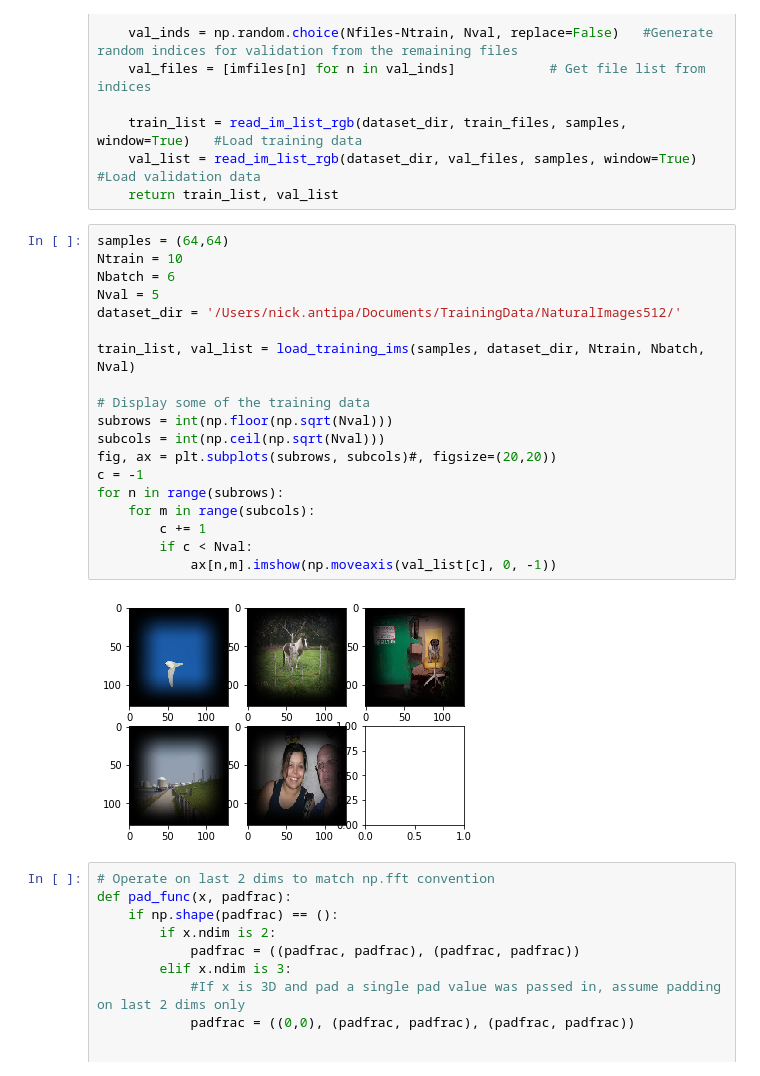
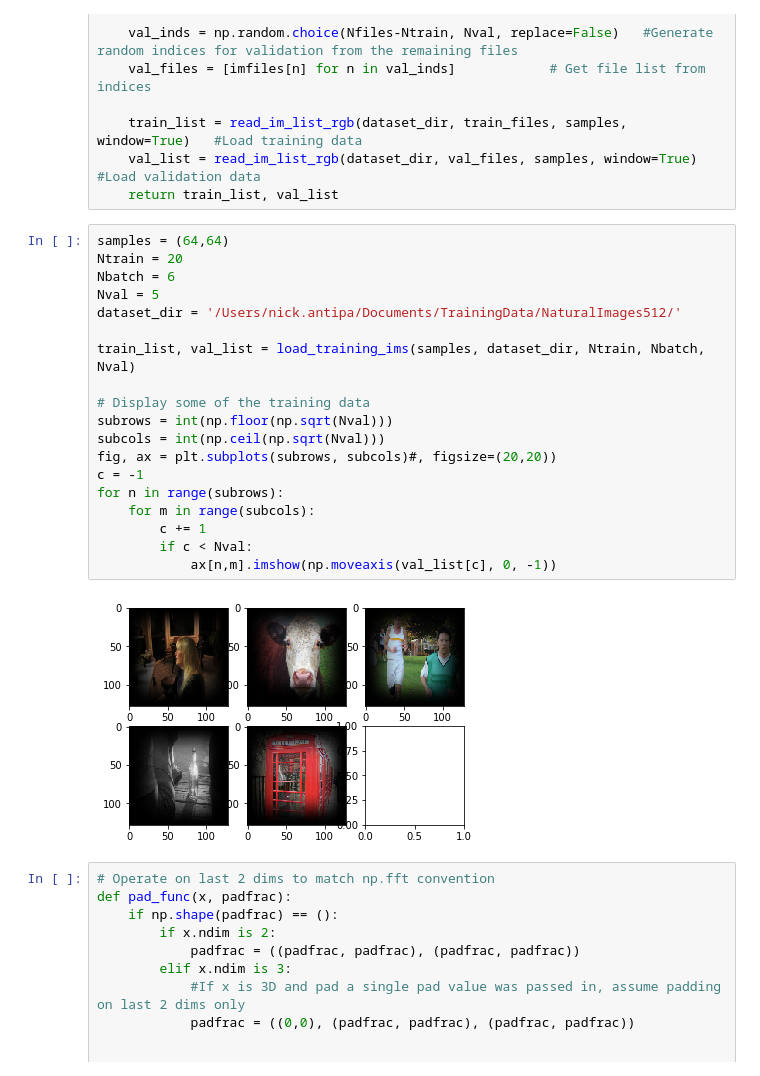
Before and after one commit to antipa/AutogradLenslets, a Jupyter notebook: autogradLenslets.ipynb, the cells around one changed output. Drawn from its saved outputs; the diff is of its cells as text.

```diff
--- a/autogradLenslets.ipynb
+++ b/autogradLenslets.ipynb
@@ -52,25 +56,25 @@ def load_training_ims(samples, dataset_dir, Ntrain, Nbatch, Nval):
     return train_list, val_list
 # %%
 samples = (64,64)
-Ntrain = 10
+Ntrain = 20
 Nbatch = 6
 Nval = 5
 dataset_dir = '/Users/nick.antipa/Documents/TrainingData/NaturalImages512/'
 
 train_list, val_list = load_training_ims(samples, dataset_dir, Ntrain, Nbatch, Nval)
 
 # Display some of the training data
 subrows = int(np.floor(np.sqrt(Nval)))
 subcols = int(np.ceil(np.sqrt(Nval)))
 fig, ax = plt.subplots(subrows, subcols)#, figsize=(20,20))
 c = -1
 for n in range(subrows):
     for m in range(subcols):
         c += 1
         if c < Nval:
             ax[n,m].imshow(np.moveaxis(val_list[c], 0, -1))
 # %% [output]
-[figure, old version]
+[figure, new version]
 # %%
 # Operate on last 2 dims to match np.fft convention
 def pad_func(x, padfrac):
```
Also changed, not shown: parts of 39 cells of this notebook.
